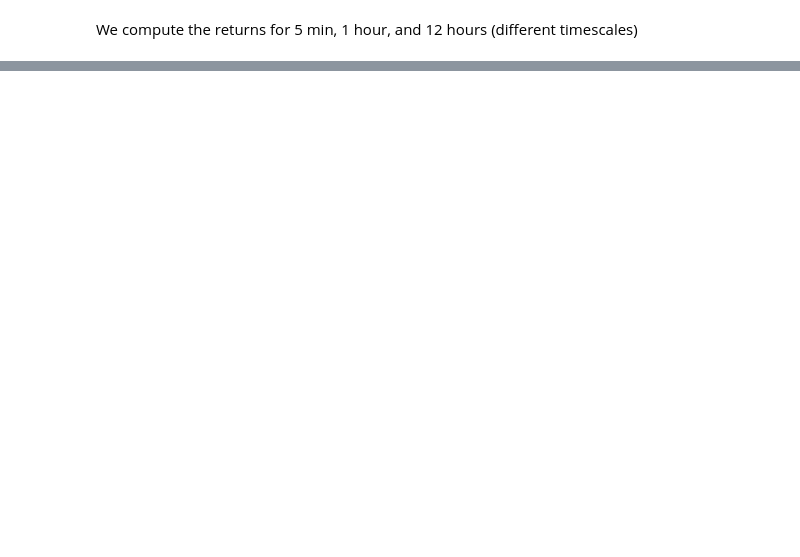
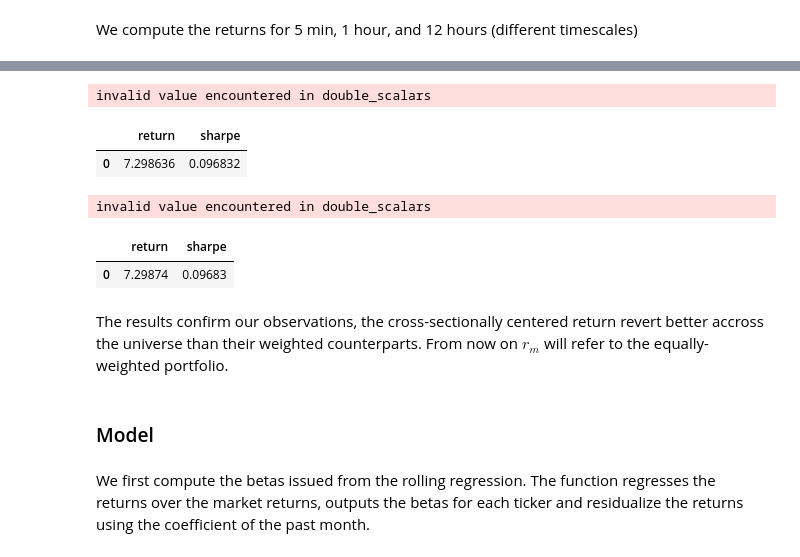
Before and after one commit to chsd001/CME291, a Jupyter notebook: research.ipynb, the cells around one changed output, grey strips where cells are left out. Drawn from its saved outputs; the diff is of its cells as text; code cells hidden in the pictures; blank space fills up the shorter version.

```diff
--- a/research.ipynb
+++ b/research.ipynb
@@ -130,0 +327,20 @@ plt.plot_corr_heatmap(st.lagged_correlation(data, 'r720-c', 720), False)
+# %%
+data['perf'] = -data.groupby('ticker')['res_w'].transform(lambda x: x.shift(-1))
+st.pred_stats(data, 'res_w', 'perf')
+# %% [output]
+invalid value encountered in double_scalars
+|  | return | sharpe |
+| 0 | 7.298636 | 0.096832 |
+# %%
+data['perf'] = -data.groupby('ticker')['res_sqw'].transform(lambda x: x.shift(-1))
+st.pred_stats(data, 'res_sqw', 'perf')
+# %% [output]
+invalid value encountered in double_scalars
+|  | return | sharpe |
+| 0 | 7.29874 | 0.09683 |
+# %% [markdown]
+The results confirm our observations, the cross-sectionally centered return revert better accross the universe than their weighted counterparts. From now on $r_m$ will refer to the equally-weighted portfolio.
+# %% [markdown]
+### Model
+# %% [markdown]
+We first compute the betas issued from the rolling regression. The function regresses the returns over the market returns, outputs the betas for each ticker and residualize the returns using the coefficient of the past month.
```
Also changed, not shown: parts of 102 cells of this notebook, 2 other files.
